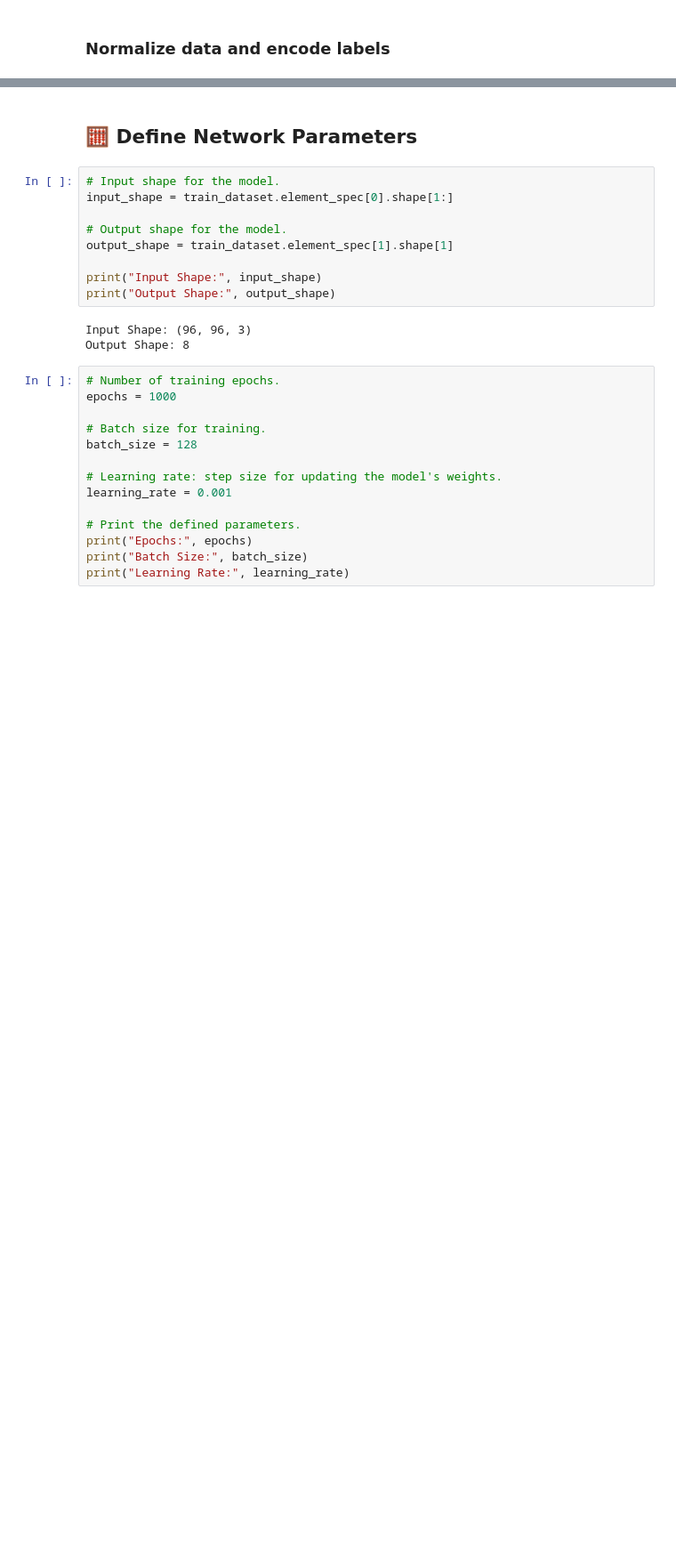
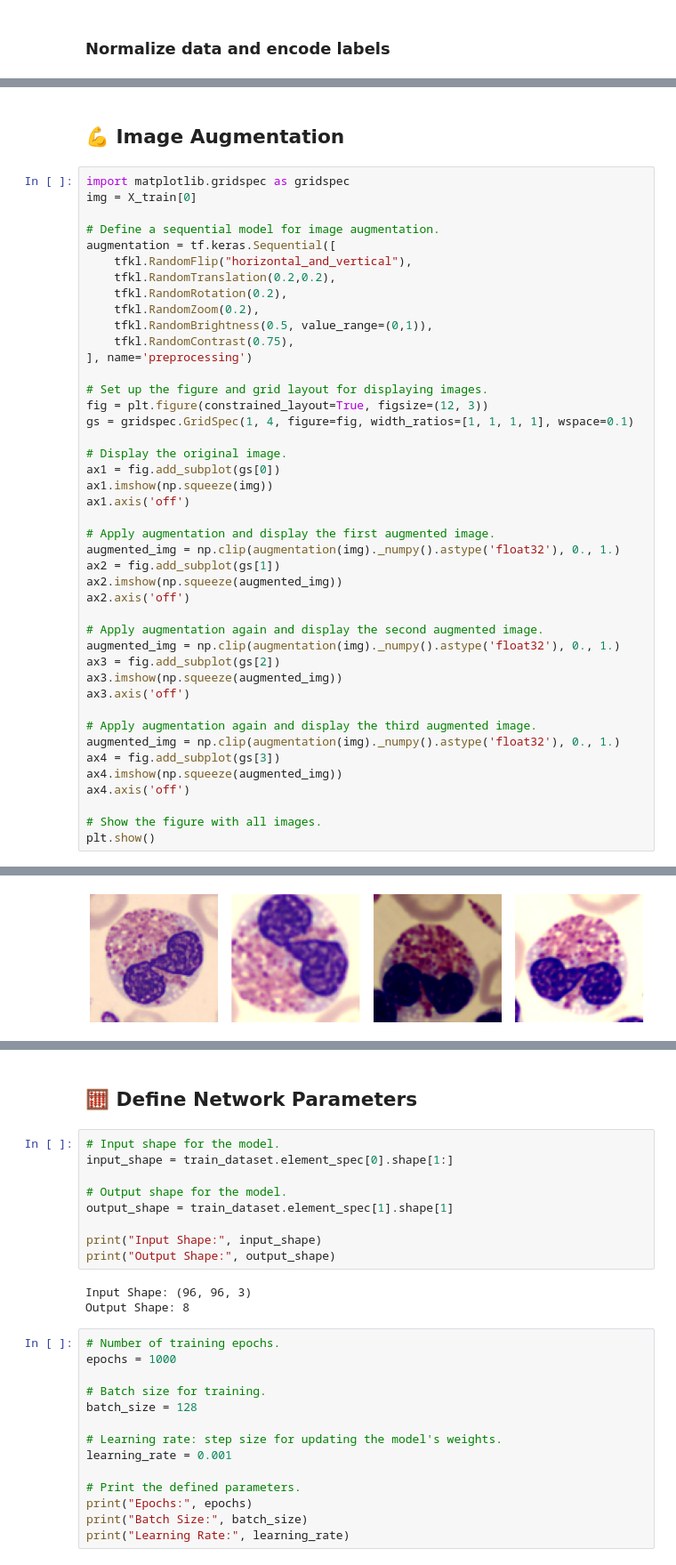
Before and after one commit to FrancescoPesce/an2dl-homework-1, a Jupyter notebook: notebook.ipynb, the cells around one changed output, grey strips where cells are left out. Shown at 89% size. Saved outputs shown, nothing was run; the diff lists cells and outputs as text; blank space fills up the shorter version.

```diff
--- a/notebook.ipynb
+++ b/notebook.ipynb
@@ -265,0 +186,46 @@ First image pixel values:
+# %% [markdown]
+## 💪 Image Augmentation
+# %%
+import matplotlib.gridspec as gridspec
+img = X_train[0]
+
+# Define a sequential model for image augmentation.
+augmentation = tf.keras.Sequential([
+    tfkl.RandomFlip("horizontal_and_vertical"),
+    tfkl.RandomTranslation(0.2,0.2),
+    tfkl.RandomRotation(0.2),
+    tfkl.RandomZoom(0.2),
+    tfkl.RandomBrightness(0.5, value_range=(0,1)),
+    tfkl.RandomContrast(0.75),
+], name='preprocessing')
+
+# Set up the figure and grid layout for displaying images.
+fig = plt.figure(constrained_layout=True, figsize=(12, 3))
+gs = gridspec.GridSpec(1, 4, figure=fig, width_ratios=[1, 1, 1, 1], wspace=0.1)
+
+# Display the original image.
+ax1 = fig.add_subplot(gs[0])
+ax1.imshow(np.squeeze(img))
+ax1.axis('off')
+
+# Apply augmentation and display the first augmented image.
+augmented_img = np.clip(augmentation(img)._numpy().astype('float32'), 0., 1.)
+ax2 = fig.add_subplot(gs[1])
+ax2.imshow(np.squeeze(augmented_img))
+ax2.axis('off')
+
+# Apply augmentation again and display the second augmented image.
+augmented_img = np.clip(augmentation(img)._numpy().astype('float32'), 0., 1.)
+ax3 = fig.add_subplot(gs[2])
+ax3.imshow(np.squeeze(augmented_img))
+ax3.axis('off')
+
+# Apply augmentation again and display the third augmented image.
+augmented_img = np.clip(augmentation(img)._numpy().astype('float32'), 0., 1.)
+ax4 = fig.add_subplot(gs[3])
+ax4.imshow(np.squeeze(augmented_img))
+ax4.axis('off')
+
+# Show the figure with all images.
+plt.show()
+# %% [output]
@@ -266,3 +243,4 @@ First image pixel values:
+[figure, added]
 # %%
 # Create a preprocessing pipeline with augmentations.
 batch_size = 128
```
Also changed, not shown: parts of 23 cells of this notebook.
